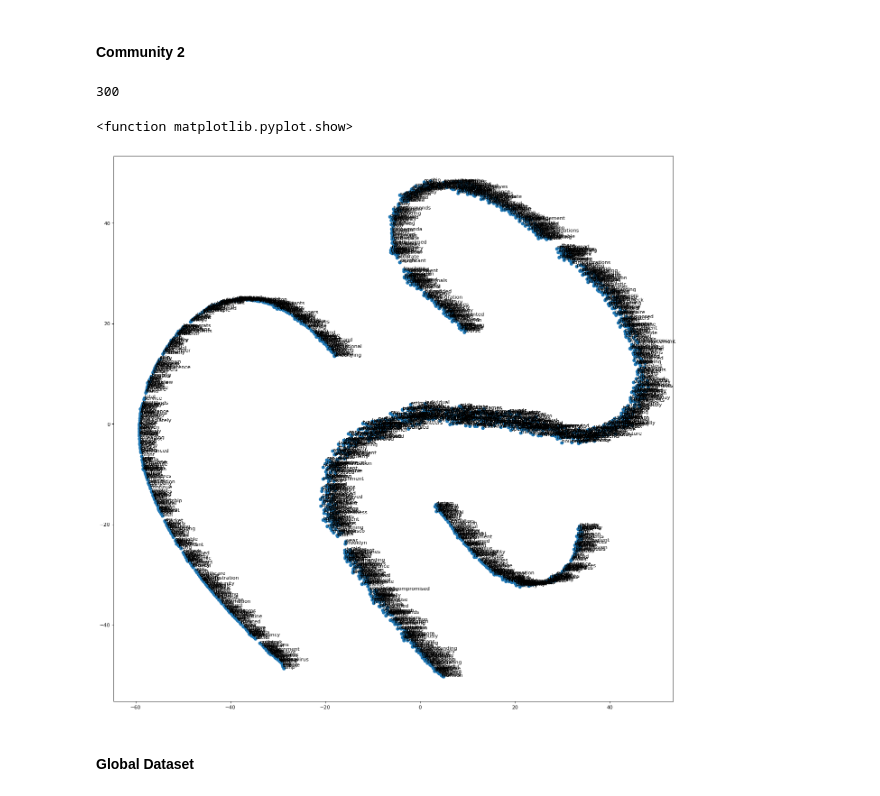
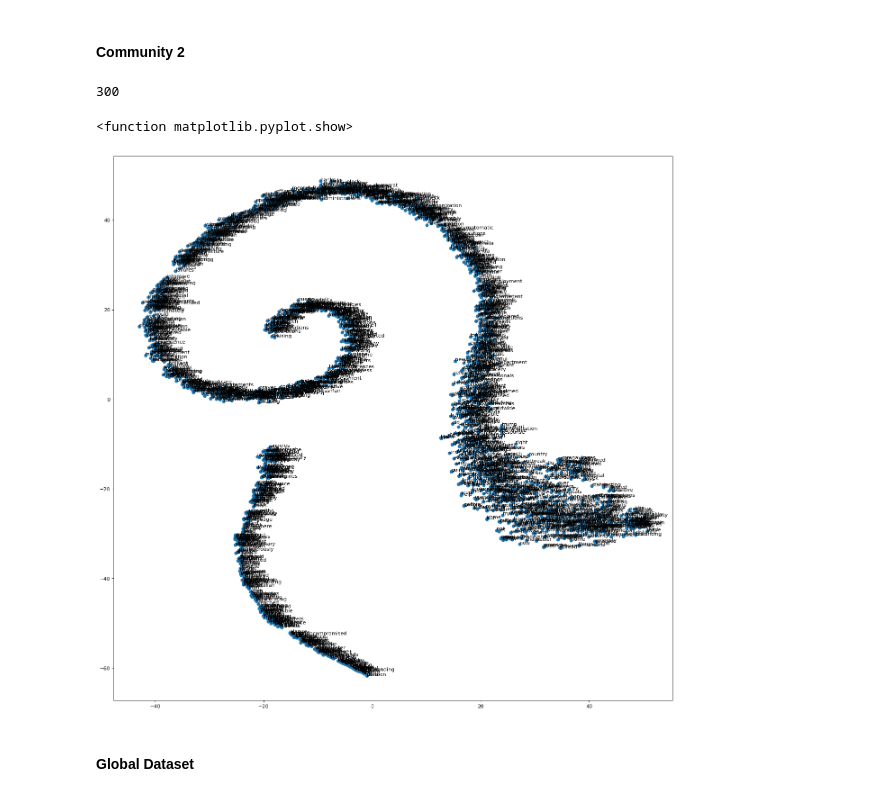
Before and after one commit to BCI-ECS-sapienza/Echo-chamber_COVID-19_edition, a Jupyter notebook: Word2vec/semantic_deviation.ipynb, the cells around one changed output. Cells and saved outputs as stored; diff of their text form; code cells hidden in the pictures.

```diff
--- a/Word2vec/semantic_deviation.ipynb
+++ b/Word2vec/semantic_deviation.ipynb
@@ -190,7 +190,7 @@ for c in community0:
   s = [nltk.word_tokenize(sent) for sent in nltk.sent_tokenize(c)]
   sentences0.append(s[0])
 
-model0 = gensim.models.Word2Vec(sentences0, size=300)
+model0 = gensim.models.Word2Vec(sentences0, size=300, sg=1)
 
 #print(list(model0.wv.vocab))
 print(len(model0['food']))
@@ -225,7 +225,7 @@ for c in community1:
   s = [nltk.word_tokenize(sent) for sent in nltk.sent_tokenize(c)]
   sentences1.append(s[0])
 
-model1 = gensim.models.Word2Vec(sentences1, size=300)
+model1 = gensim.models.Word2Vec(sentences1, size=300, sg=1)
 
 #print(list(model1.wv.vocab))
 print(len(model1['food']))
@@ -258,35 +258,35 @@ plt.show
 sentences2 = []
 for c in community2:
   s = [nltk.word_tokenize(sent) for sent in nltk.sent_tokenize(c)]
   sentences2.append(s[0])
 
-model2 = gensim.models.Word2Vec(sentences2, size=300)
+model2 = gensim.models.Word2Vec(sentences2, size=300, sg=1)
 
 #print(list(model2.wv.vocab))
 print(len(model2['food']))
 
 # Plot graph words
 vocab = list(model2.wv.vocab)
 X = model2[vocab]
 
 tsne = TSNE(n_components=2)
 X_tsne = tsne.fit_transform(X)
 
 df = pd.DataFrame(X_tsne, index=vocab, columns=['x', 'y'])
 
 fig = plt.figure(num=None, figsize=(20, 20), dpi=80, facecolor='w', edgecolor='k')
 ax = fig.add_subplot(1, 1, 1)
 
 ax.scatter(df['x'], df['y'])
 
 for word, pos in df.iterrows():
     ax.annotate(word, pos)
 
 plt.show
 # %% [output]
 300
 <function matplotlib.pyplot.show>
-[figure, old version]
+[figure, new version]
 # %% [markdown]
 #### Global Dataset
 # %%
```
Also changed, not shown: parts of 6 cells of this notebook, 1 other file.
